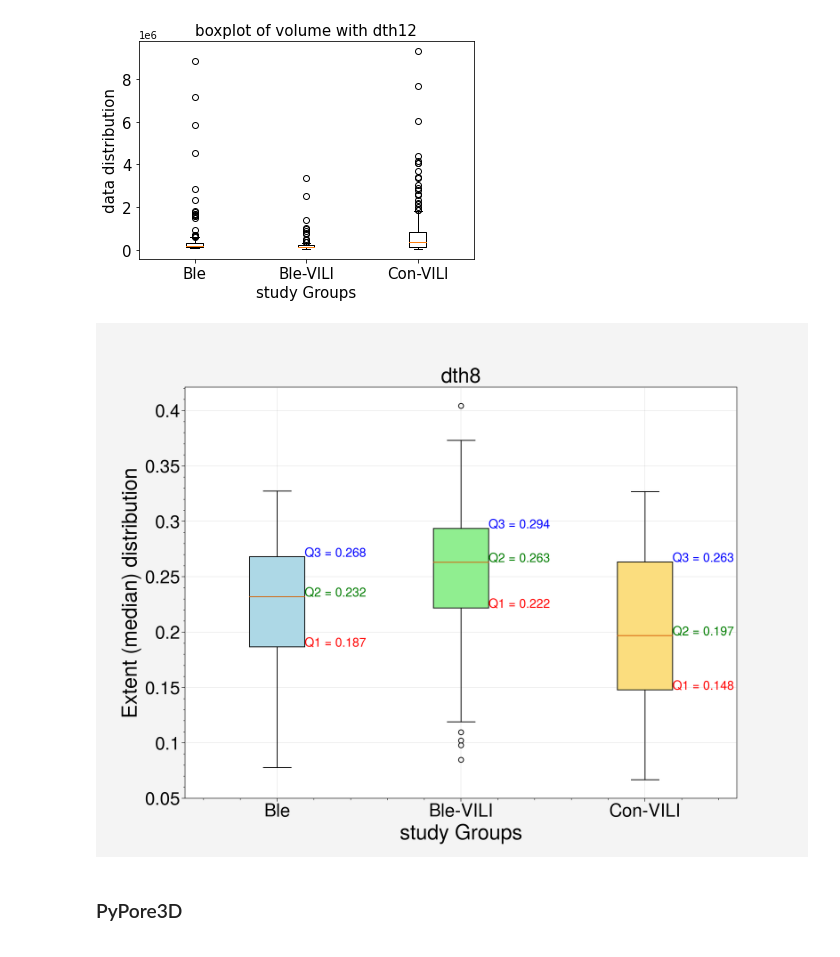
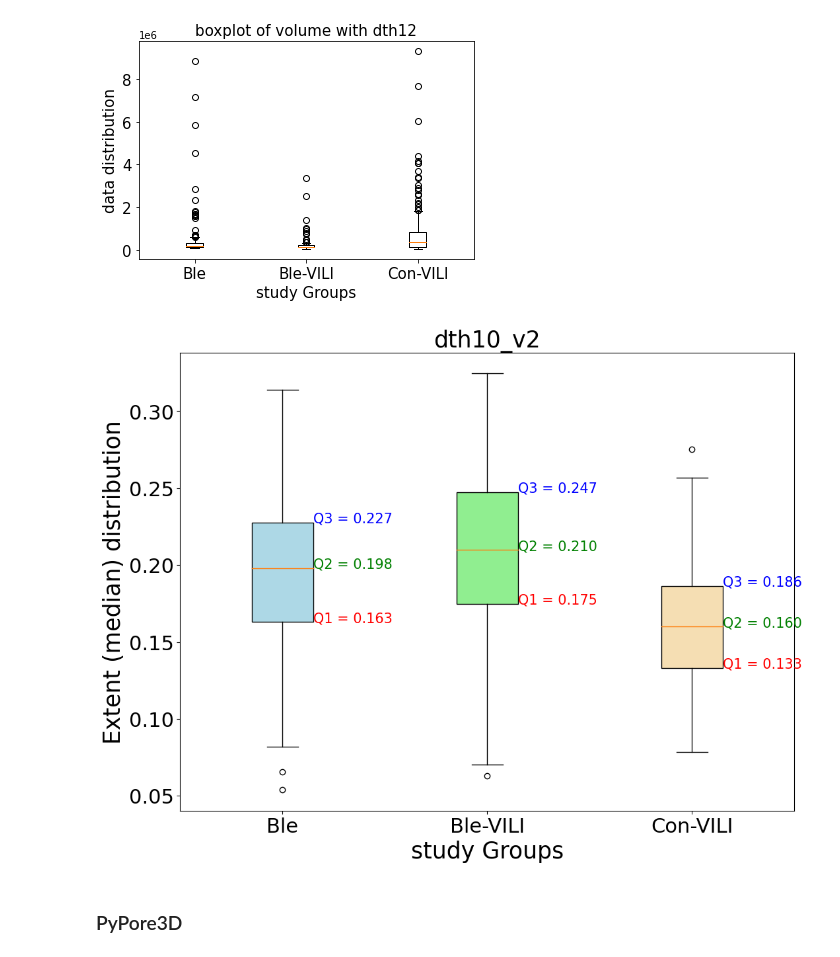
Before and after one commit to mrahmansagar/poreAnalysis, a Jupyter notebook: porespy_data_analysis_updated.ipynb, the cells around one changed output. Cells and saved outputs as stored; diff of their text form; code cells hidden in the pictures.

```diff
--- a/porespy_data_analysis_updated.ipynb
+++ b/porespy_data_analysis_updated.ipynb
@@ -12,7 +12,7 @@ from scipy.stats import norm
 from poreUtils import *
 # %%
 # Directory where the scans are stored with results
-root_dir = 'D:\sagar\Data'
+root_dir = 'E:\\Data\\sam_data\\'
 # %%
 # Getting the scans where pypore3d analysis has been run
 scans = []
@@ -320,7 +320,7 @@ for key in scan_groups.keys():
     json_files = []
     for aFile in scan_groups[key]:
         fpath = os.path.join(root_dir, aFile, 'porespy')
-        json_files += glob(fpath + '\*' + 'dth8' + '.json')
+        json_files += glob(fpath + '\*' + 'dth10' + '_v2.json')
 
     parameter = []
     for json_file in json_files:
@@ -346,36 +346,36 @@ fig, ax = plt.subplots(figsize=(12,9))
 bp = ax.boxplot([x[1] for x in parameter_per_group], patch_artist=True, boxprops=dict(facecolor='lightgray', edgecolor='black'))
 
 # Add color to the boxes
 colors = ['lightblue', 'lightgreen', 'wheat', 'plum']
 for patch, color in zip(bp['boxes'], colors):
     patch.set_facecolor(color)
 
 # Loop through the boxes and add the quartile values as text
 for i, box in enumerate(bp['boxes']):
     # Calculate the quartiles
     q1, q2, q3 = np.percentile([x[1] for x in parameter_per_group][i], [25, 50, 75])
 
 
     # Add text labels for the quartile values
     ax.text(i+1.15, q1, f'Q1 = {q1:.3f}', color='r', fontsize=15)
     ax.text(i+1.15, q2, f'Q2 = {q2:.3f}', color='g', fontsize=15)
     ax.text(i+1.15, q3, f'Q3 = {q3:.3f}', color='b', fontsize=15)
 
 # Add labels and a title to the plot
 ax.set_xlabel('study Groups', size=25)
 ax.set_ylabel('Extent (median) distribution', size=25)
-ax.set_title(('dth8'), size=25)
+ax.set_title(('dth10_v2'), size=25)
 ax.set_xticklabels([x[0] for x in parameter_per_group])
 ax.tick_params(axis='both', which='major', labelsize=22)
 # ax.set_ylim([0, 1.3e5])
 # ax.set_xlim([0, 4])
 
-plt.savefig('Output/median_extent_dth8.svg', facecolor='whitesmoke')
+plt.savefig('Output/median_extent_dth10_v2.svg', facecolor='whitesmoke')
 
 # Display the plot
 plt.show()
 # %% [output]
-[figure, old version]
+[figure, new version]
 # %% [markdown]
 ### PyPore3D
 # %%
```
Also changed, not shown: 4 other files.
